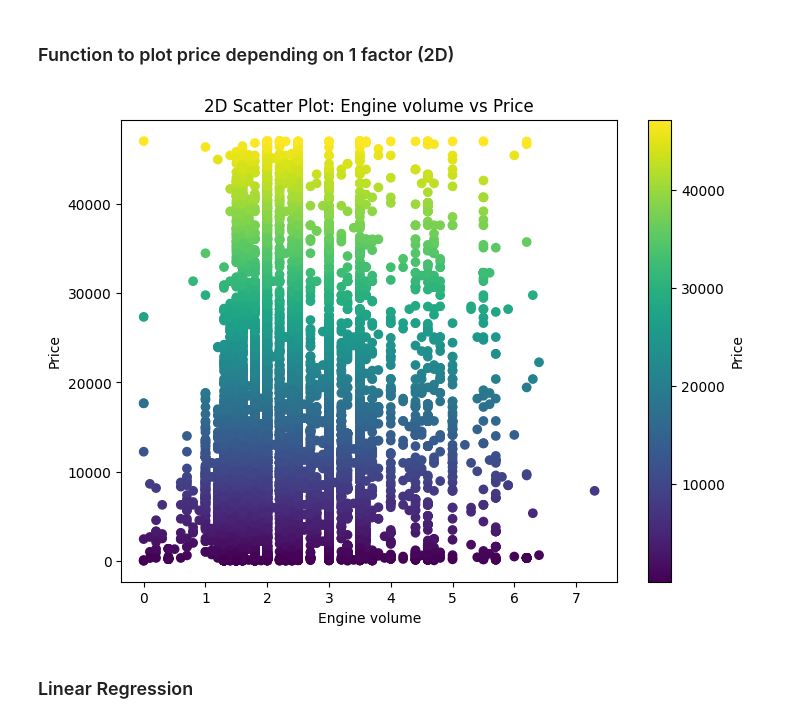
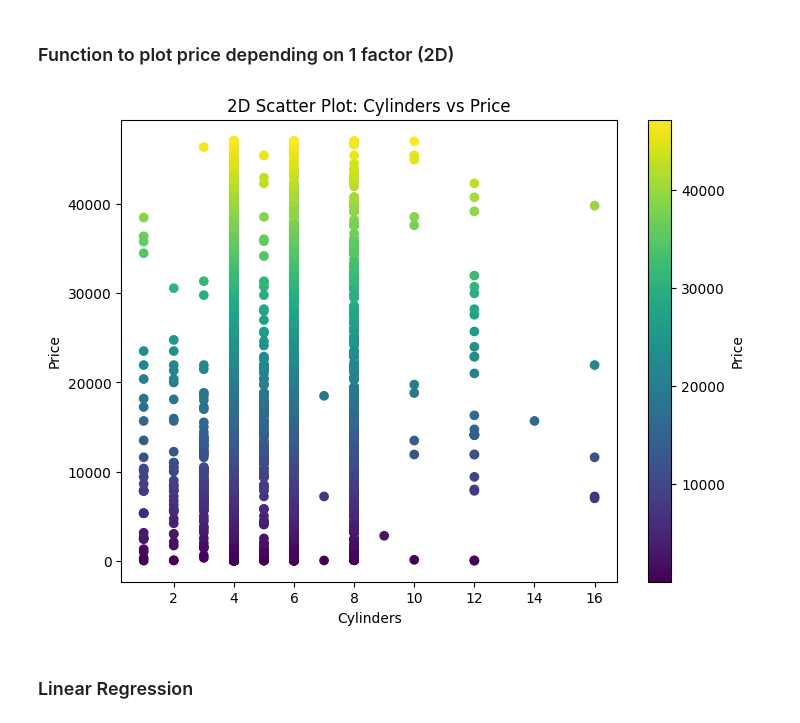
Before and after one commit to maximlapitan/qt_based_recommendation_app, a Jupyter notebook: inspect_csv.ipynb, the cells around one changed output. Cells and saved outputs as stored; diff of their text form; code cells hidden in the pictures.

```diff
--- a/inspect_csv.ipynb
+++ b/inspect_csv.ipynb
@@ -399,6 +399,10 @@ for column in data.columns:
 
 with open('weights_variables/transform_dict.pkl', 'wb') as f:
     pickle.dump(transform_dict, f)
+
+
+with open('weights_variables/train_frame.pkl', 'wb') as f:
+    pickle.dump(train_frame, f)
 # %%
 scaler = StandardScaler()
 scaled_data = scaler.fit_transform(train_frame.drop(['Price'], axis=1))
@@ -470,24 +474,24 @@ plot_3d_scatter(cleaned_data, 'Mileage', 'Prod. year').show()
 # %%
 def plot_2d_scatter(df, variable):
     # Check if the variable is present in the DataFrame
     if variable not in df.columns:
         print(f"Variable {variable} not found in DataFrame.")
         return
 
     # Create a 2D scatter plot
     plt.figure(figsize=(8, 6))
 
     plt.scatter(df[variable], df['Price'], c=df['Price'], cmap='viridis')
     plt.xlabel(variable)
     plt.ylabel('Price')
     plt.title(f'2D Scatter Plot: {variable} vs Price')
     plt.colorbar(label='Price')
 
     return plt
 
-plot_2d_scatter(cleaned_data, 'Engine volume').show()
+plot_2d_scatter(cleaned_data, 'Cylinders').show()
 # %% [output]
-[figure, old version]
+[figure, new version]
 # %% [markdown]
 ### Linear Regression
 # %%
```
